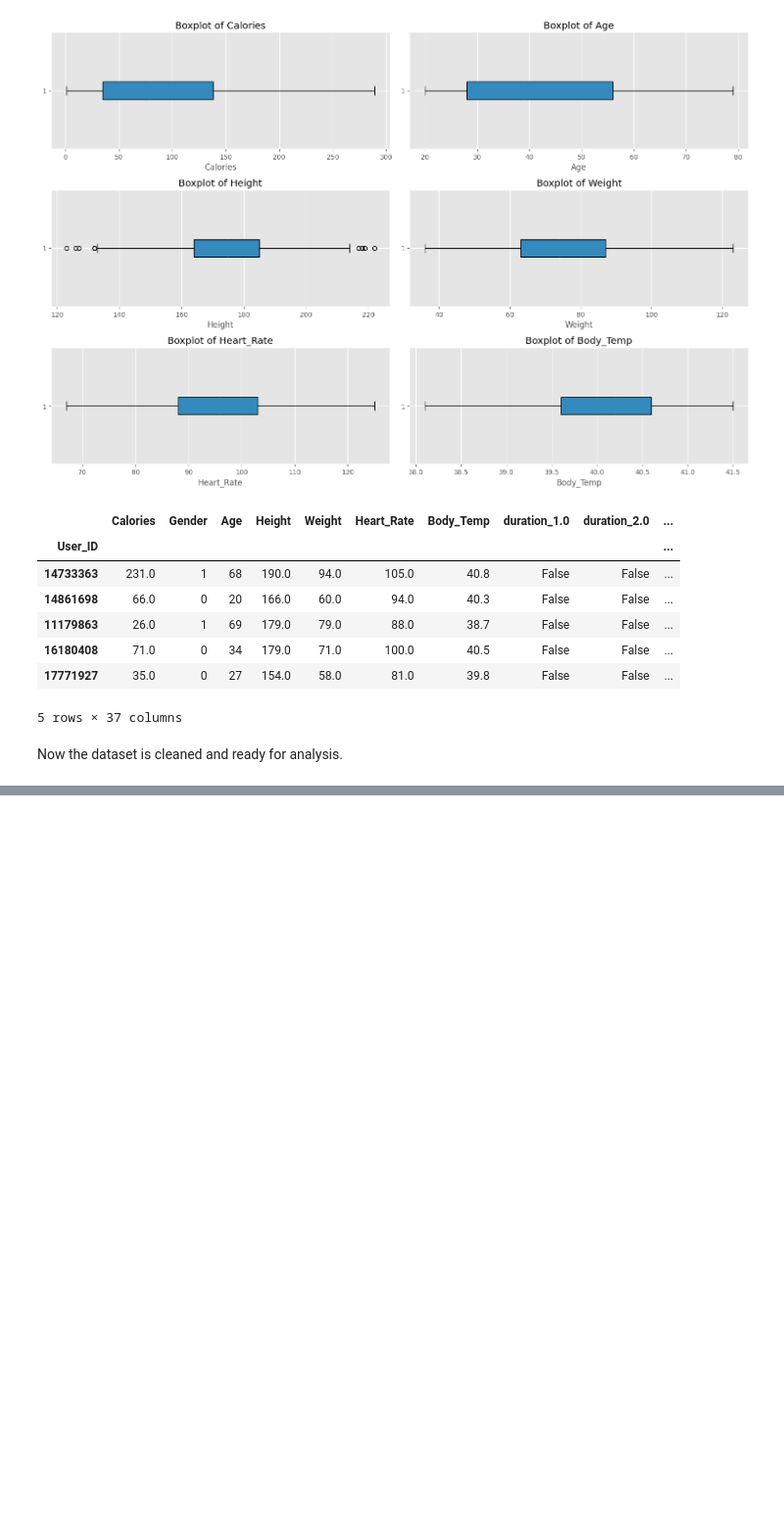
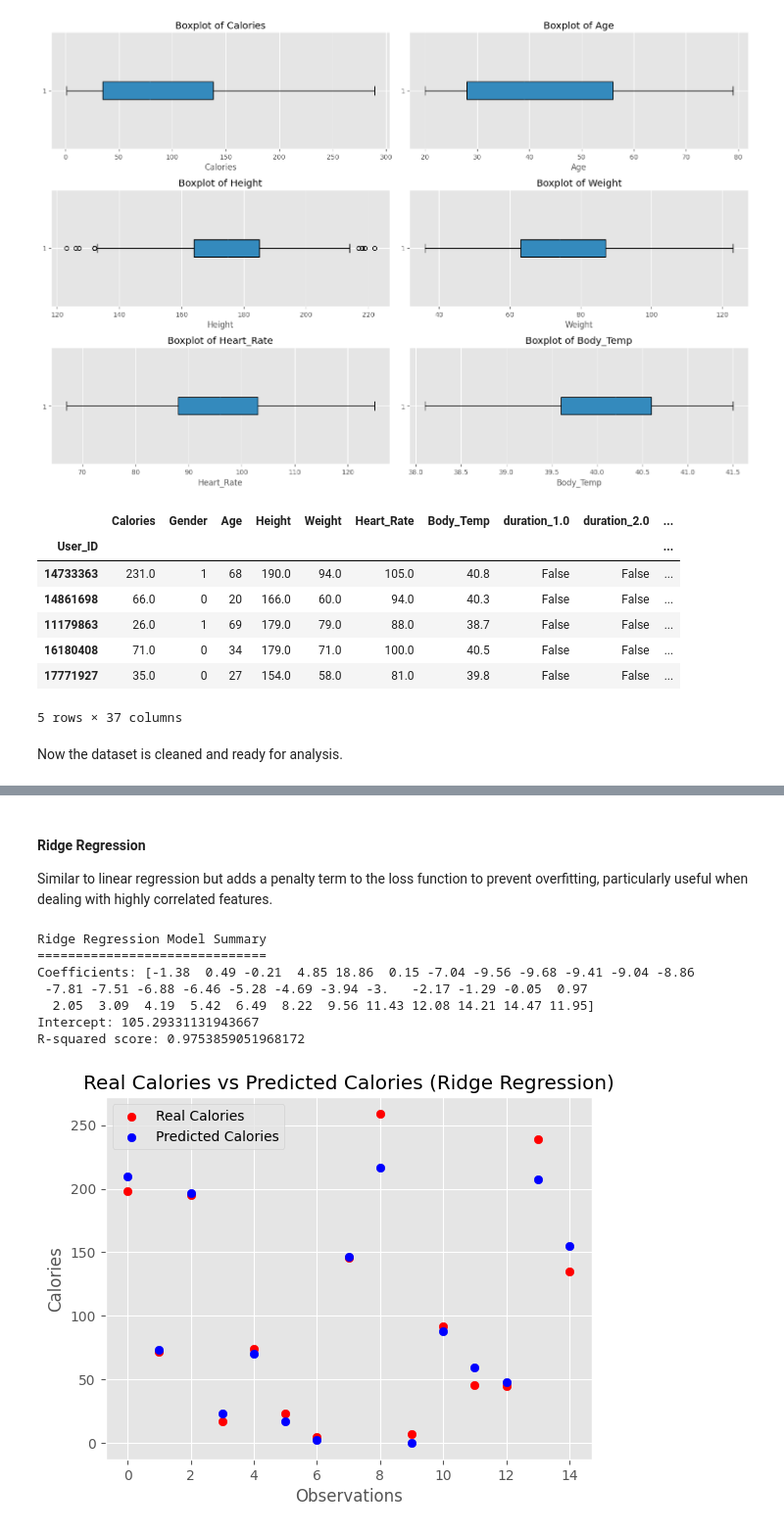
Before and after one commit to SadaruwanSRI/Analyzing-and-Predicting-Calories-Burned, a Jupyter notebook: Note_book.ipynb, the cells around one changed output, grey strips where cells are left out. Shown at 98% size. Saved outputs shown, nothing was run; the diff lists cells and outputs as text; code cells hidden in the pictures; blank space fills up the shorter version.

```diff
--- a/Note_book.ipynb
+++ b/Note_book.ipynb
@@ -793,0 +873,40 @@ Now the dataset is cleaned and ready for analysis.
+# %% [markdown]
+#### Ridge Regression
+
+Similar to linear regression but adds a penalty term to the loss function to prevent overfitting, particularly useful when dealing with highly correlated features.
+# %%
+from sklearn.linear_model import Ridge
+
+# Initialize the Ridge regressor with an alpha value
+ridge_regressor = Ridge(alpha=1.0)
+
+# Fit the Ridge regressor to the training data
+ridge_regressor.fit(X_train, y_train)
+
+# Predict the test set results
+y_pred_ridge = ridge_regressor.predict(X_test)
+
+# Display model summary information
+print("Ridge Regression Model Summary")
+print("==============================")
+print(f"Coefficients: {ridge_regressor.coef_}")
+print(f"Intercept: {ridge_regressor.intercept_}")
+print(f"R-squared score: {ridge_regressor.score(X_test, y_test)}")
+
+# Plot the real vs predicted Calories
+plt.scatter(range(0, 15), y_test[0:15], color='red', label='Real Calories')
+plt.scatter(range(0, 15), y_pred_ridge[0:15], color='blue', label='Predicted Calories')
+plt.title("Real Calories vs Predicted Calories (Ridge Regression)")
+plt.xlabel("Observations")
+plt.ylabel("Calories")
+plt.legend()
+plt.show()
+# %% [output]
+Ridge Regression Model Summary
+==============================
+Coefficients: [-1.38  0.49 -0.21  4.85 18.86  0.15 -7.04 -9.56 -9.68 -9.41 -9.04 -8.86
+ -7.81 -7.51 -6.88 -6.46 -5.28 -4.69 -3.94 -3.   -2.17 -1.29 -0.05  0.97
+  2.05  3.09  4.19  5.42  6.49  8.22  9.56 11.43 12.08 14.21 14.47 11.95]
+Intercept: 105.29331131943667
+R-squared score: 0.9753859051968172
+[figure, added]
```
Also changed, not shown: parts of 24 cells of this notebook.
